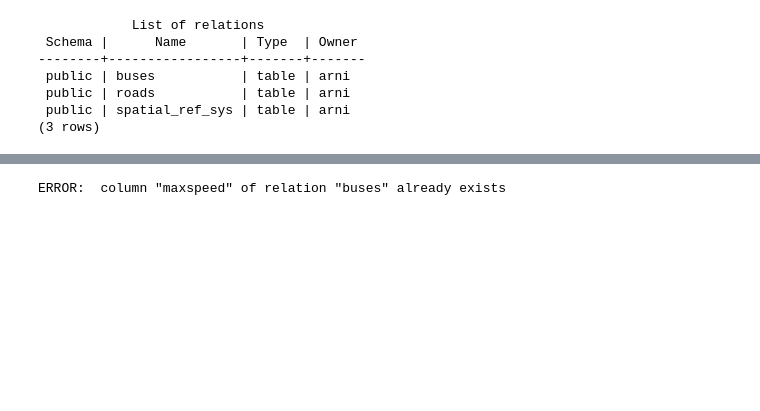
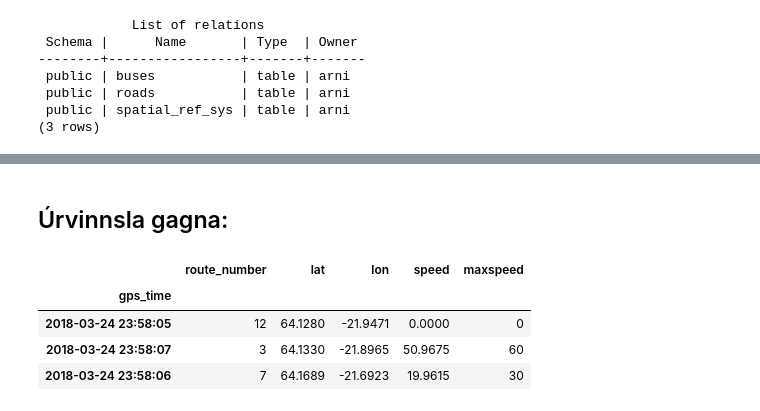
Before and after one commit to ArniDagur/straeto-notebook, a Jupyter notebook: straeto-notebook.ipynb, the cells around one changed output, grey strips where cells are left out. Cells and saved outputs as stored; diff of their text form; code cells hidden in the pictures; blank space fills up the shorter version.

```diff
--- a/straeto-notebook.ipynb
+++ b/straeto-notebook.ipynb
@@ -195,4 +180,4 @@ VACUUM
 # %%
-sql "ALTER TABLE buses ADD maxspeed integer;"
+#sql "ALTER TABLE buses ADD maxspeed integer;"
-# %% [output]
-ERROR:  column "maxspeed" of relation "buses" already exists
+# %% [markdown]
+## Úrvinnsla gagna:
@@ -198,0 +199,8 @@ ERROR:  column "maxspeed" of relation "buses" already exists
+# %%
+df.head(3)
+# %% [output]
+|  | route_number | lat | lon | speed | maxspeed |
+| gps_time |  |  |  |  |  |
+| 2018-03-24 23:58:05 | 12 | 64.1280 | -21.9471 | 0.0000 | 0 |
+| 2018-03-24 23:58:07 | 3 | 64.1330 | -21.8965 | 50.9675 | 60 |
+| 2018-03-24 23:58:06 | 7 | 64.1689 | -21.6923 | 19.9615 | 30 |
```
Also changed, not shown: parts of 19 cells of this notebook.
